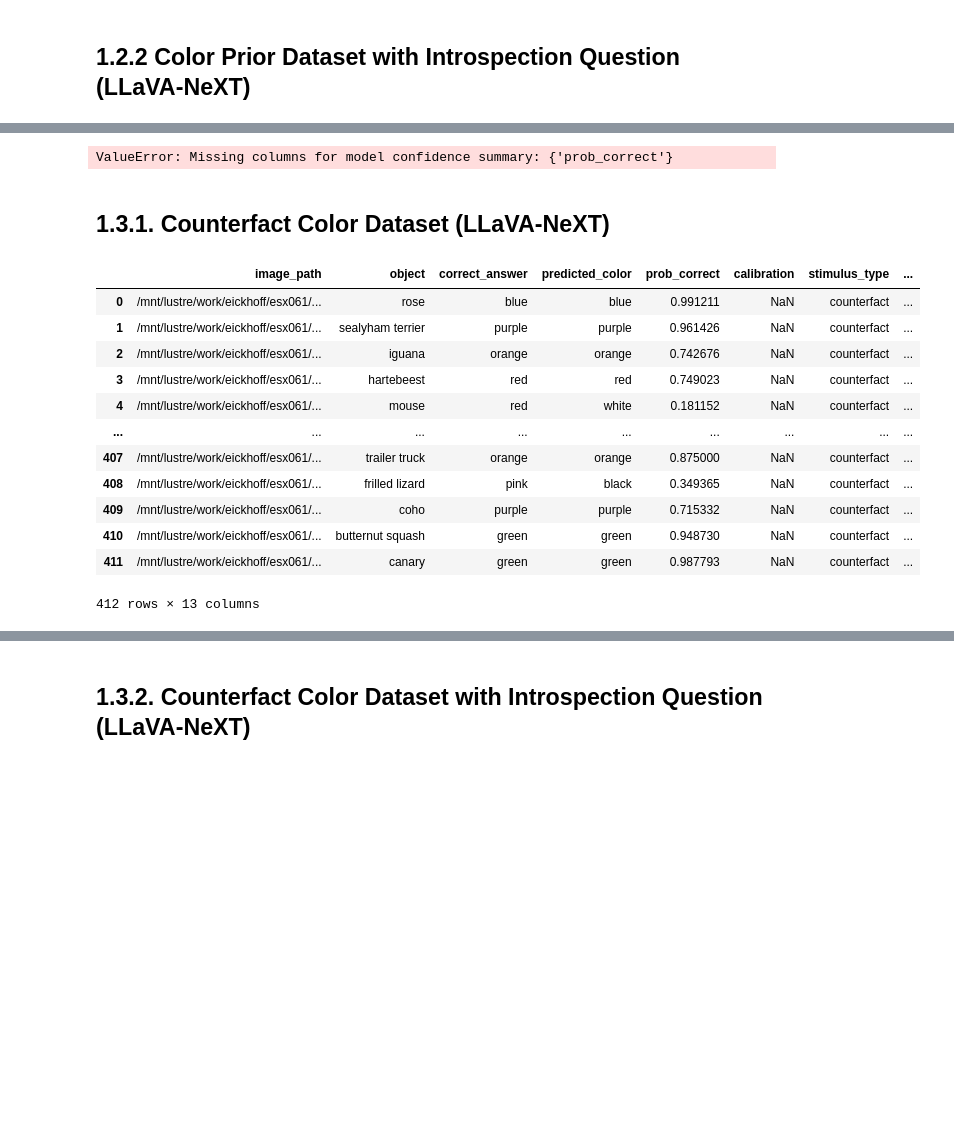
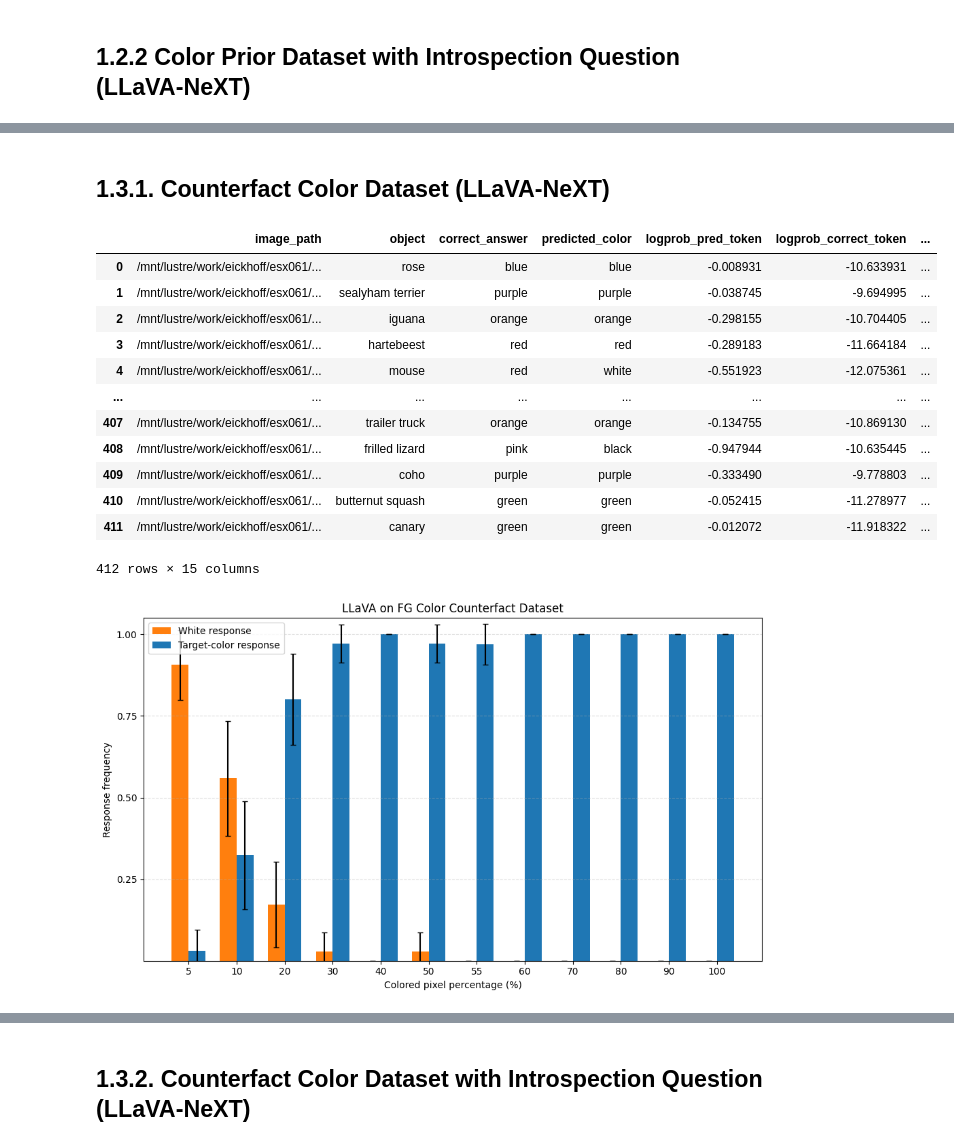
Before and after one commit to jonnemi/color-concept-entanglement, a Jupyter notebook: model_evaluation/VLM_evaluations.ipynb, the cells around one changed output, grey strips where cells are left out. Saved outputs shown, nothing was run; the diff lists cells and outputs as text; code cells hidden in the pictures; blank space fills up the shorter version.

```diff
--- a/model_evaluation/VLM_evaluations.ipynb
+++ b/model_evaluation/VLM_evaluations.ipynb
@@ -450,10 +454,3 @@ plot_bg_response_frequencies_bar(introsp_llava_prior_pred_df, title="LLaVA on BG
-# %%
-plot_model_confidence(
-    introsp_llava_prior_pred_df,
-    title="LLaVA model confidence on Color Prior Dataset (with introspection)",
-)
-# %% [output]
-ValueError: Missing columns for model confidence summary: {'prob_correct'}
 # %% [markdown]
 ## 1.3.1. Counterfact Color Dataset (LLaVA-NeXT)
 # %%
@@ -471,19 +468,28 @@ out_path = LLAVA / f"evaluation_{llava_model_name}_{suffix}.csv"
 llava_cf_pred_df.to_csv(out_path, index=False)
 # %%
 llava_cf_pred_df = pd.read_csv(LLAVA / "evaluation_llava-v1.6-mistral-7b-hf_counterfact.csv")
+llava_cf_pred_df["predicted_color"] = llava_cf_pred_df["predicted_color"].apply(normalize_color_prediction)
 llava_cf_pred_df = llava_cf_pred_df.merge(counterfact_df, on=["image_path", "object"])
 display(llava_cf_pred_df)
+
+plot_fg_response_frequencies_bar(llava_cf_pred_df, title="LLaVA on FG Color Counterfact Dataset", response_col="predicted_color")
+
+plot_model_logprobs(
+    llava_cf_pred_df,
+    title="LLaVA model log probabilities on Color Counterfact Dataset",
+)
 # %% [output]
-|  | image_path | object | correct_answer | predicted_color | prob_correct | calibration | stimulus_type | ... |
-| 0 | /mnt/lustre/work/eickhoff/esx061/... | rose | blue | blue | 0.991211 | NaN | counterfact | ... |
-| 1 | /mnt/lustre/work/eickhoff/esx061/... | sealyham terrier | purple | purple | 0.961426 | NaN | counterfact | ... |
-| 2 | /mnt/lustre/work/eickhoff/esx061/... | iguana | orange | orange | 0.742676 | NaN | counterfact | ... |
-| 3 | /mnt/lustre/work/eickhoff/esx061/... | hartebeest | red | red | 0.749023 | NaN | counterfact | ... |
-| 4 | /mnt/lustre/work/eickhoff/esx061/... | mouse | red | white | 0.181152 | NaN | counterfact | ... |
-| ... | ... | ... | ... | ... | ... | ... | ... | ... |
-| 407 | /mnt/lustre/work/eickhoff/esx061/... | trailer truck | orange | orange | 0.875000 | NaN | counterfact | ... |
-| 408 | /mnt/lustre/work/eickhoff/esx061/... | frilled lizard | pink | black | 0.349365 | NaN | counterfact | ... |
-| 409 | /mnt/lustre/work/eickhoff/esx061/... | coho | purple | purple | 0.715332 | NaN | counterfact | ... |
-| 410 | /mnt/lustre/work/eickhoff/esx061/... | butternut squash | green | green | 0.948730 | NaN | counterfact | ... |
-| 411 | /mnt/lustre/work/eickhoff/esx061/... | canary | green | green | 0.987793 | NaN | counterfact | ... |
+|  | image_path | object | correct_answer | predicted_color | logprob_pred_token | logprob_correct_token | ... |
+| 0 | /mnt/lustre/work/eickhoff/esx061/... | rose | blue | blue | -0.008931 | -10.633931 | ... |
+| 1 | /mnt/lustre/work/eickhoff/esx061/... | sealyham terrier | purple | purple | -0.038745 | -9.694995 | ... |
+| 2 | /mnt/lustre/work/eickhoff/esx061/... | iguana | orange | orange | -0.298155 | -10.704405 | ... |
+| 3 | /mnt/lustre/work/eickhoff/esx061/... | hartebeest | red | red | -0.289183 | -11.664184 | ... |
+| 4 | /mnt/lustre/work/eickhoff/esx061/... | mouse | red | white | -0.551923 | -12.075361 | ... |
+| ... | ... | ... | ... | ... | ... | ... | ... |
+| 407 | /mnt/lustre/work/eickhoff/esx061/... | trailer truck | orange | orange | -0.134755 | -10.869130 | ... |
+| 408 | /mnt/lustre/work/eickhoff/esx061/... | frilled lizard | pink | black | -0.947944 | -10.635445 | ... |
+| 409 | /mnt/lustre/work/eickhoff/esx061/... | coho | purple | purple | -0.333490 | -9.778803 | ... |
+| 410 | /mnt/lustre/work/eickhoff/esx061/... | butternut squash | green | green | -0.052415 | -11.278977 | ... |
+| 411 | /mnt/lustre/work/eickhoff/esx061/... | canary | green | green | -0.012072 | -11.918322 | ... |
-412 rows × 13 columns
+412 rows × 15 columns
+[figure, added]
```
Also changed, not shown: parts of 33 cells of this notebook, 5 other files.
